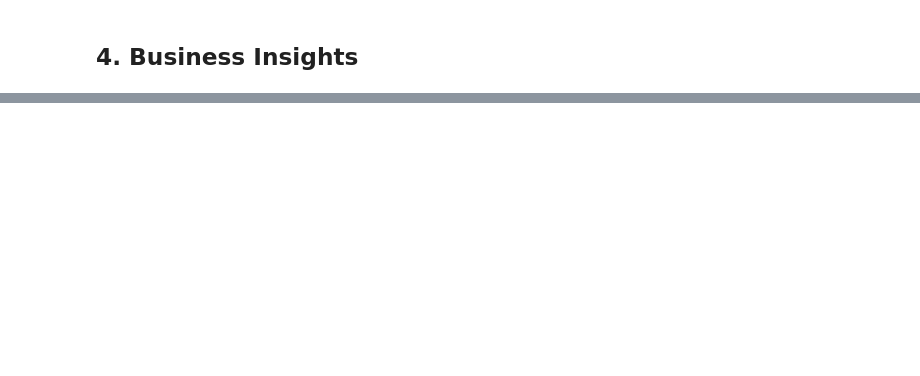
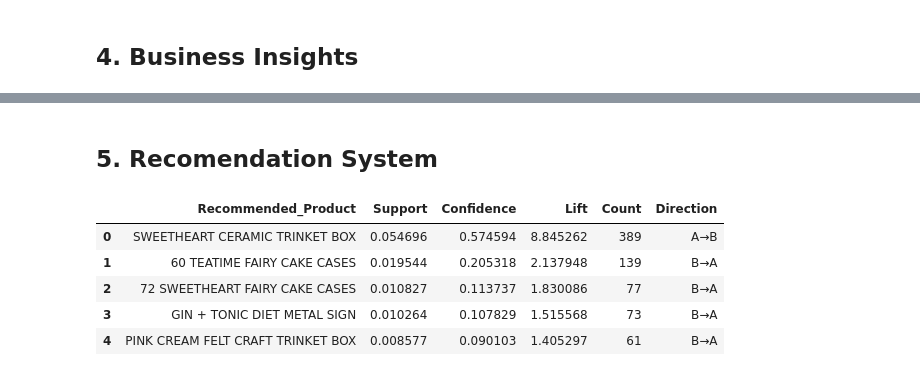
Before and after one commit to metedogan/recommendation-system-api, a Jupyter notebook: notebooks/01_EDA.ipynb, the cells around one changed output, grey strips where cells are left out. Drawn from its saved outputs; the diff is of its cells as text; code cells hidden in the pictures; blank space fills up the shorter version.

Commit message:
added recomandation system and api

```diff
--- a/notebooks/01_EDA.ipynb
+++ b/notebooks/01_EDA.ipynb
@@ -284,2 +300,50 @@ Total associations: 1274
 
 Analysis complete! ✅
+# %% [markdown]
+## 5. Recomendation System
+# %%
+def get_recommendations(product, results_df, top_n=5, min_lift=1.0):
+    """
+    Given a product name, return top N recommended products based on association rules.
+
+    Args:
+        product (str): Product name to get recommendations for.
+        results_df (pd.DataFrame): DataFrame with association rules.
+        top_n (int): Number of recommendations to return.
+        min_lift (float): Minimum lift threshold for recommendations.
+
+    Returns:
+        pd.DataFrame: Top N recommended products with metrics.
+    """
+    # Find associations where the product is either Product_A or Product_B
+    mask_a = (results_df['Product_A'] == product) & (results_df['Lift'] >= min_lift)
+    mask_b = (results_df['Product_B'] == product) & (results_df['Lift'] >= min_lift)
+
+    recs_a = results_df[mask_a].copy()
+    recs_a['Recommended_Product'] = recs_a['Product_B']
+    recs_a['Direction'] = 'A→B'
+    recs_a['Confidence'] = recs_a['Confidence_A→B']
+
+    recs_b = results_df[mask_b].copy()
+    recs_b['Recommended_Product'] = recs_b['Product_A']
+    recs_b['Direction'] = 'B→A'
+    recs_b['Confidence'] = recs_b['Confidence_B→A']
+
+    recs = pd.concat([recs_a, recs_b], ignore_index=True)
+    recs = recs.sort_values(['Lift', 'Confidence', 'Support'], ascending=[False, False, False])
+
+    # Select columns to display
+    cols = ['Recommended_Product', 'Support', 'Confidence', 'Lift', 'Count', 'Direction']
+    return recs[cols].head(top_n).reset_index(drop=True)
+# %%
+# Test get_recommendations function on 'ALARM CLOCK BAKELIKE GREEN'
+test_product = 'STRAWBERRY CERAMIC TRINKET BOX'
+recommendations = get_recommendations(test_product, results_df)
+display(recommendations)
+# %% [output]
+|  | Recommended_Product | Support | Confidence | Lift | Count | Direction |
+| 0 | SWEETHEART CERAMIC TRINKET BOX | 0.054696 | 0.574594 | 8.845262 | 389 | A→B |
+| 1 | 60 TEATIME FAIRY CAKE CASES | 0.019544 | 0.205318 | 2.137948 | 139 | B→A |
+| 2 | 72 SWEETHEART FAIRY CAKE CASES | 0.010827 | 0.113737 | 1.830086 | 77 | B→A |
+| 3 | GIN + TONIC DIET METAL SIGN | 0.010264 | 0.107829 | 1.515568 | 73 | B→A |
+| 4 | PINK CREAM FELT CRAFT TRINKET BOX | 0.008577 | 0.090103 | 1.405297 | 61 | B→A |
```
Also changed, not shown: parts of 6 cells of this notebook, 5 other files.
